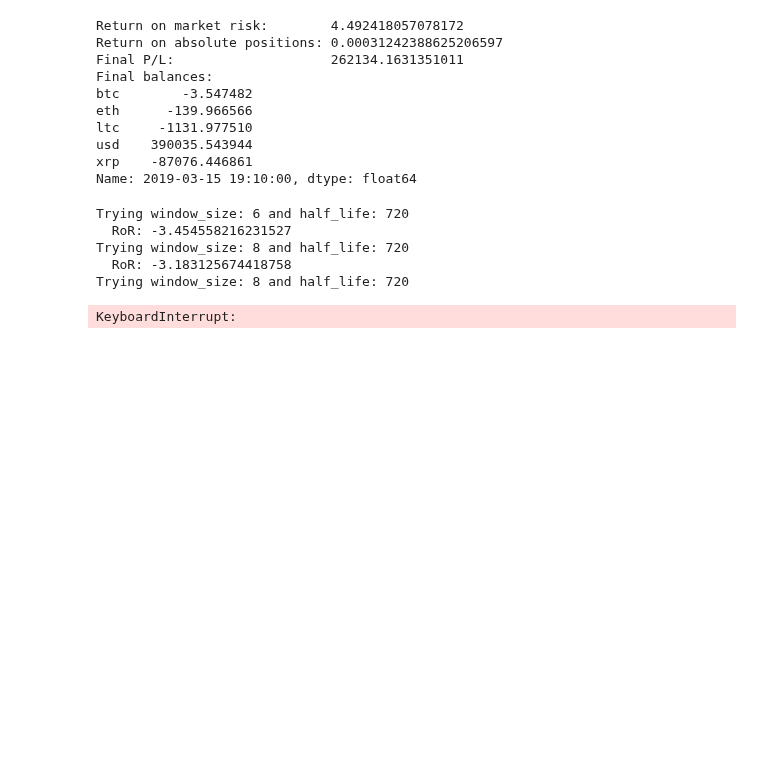
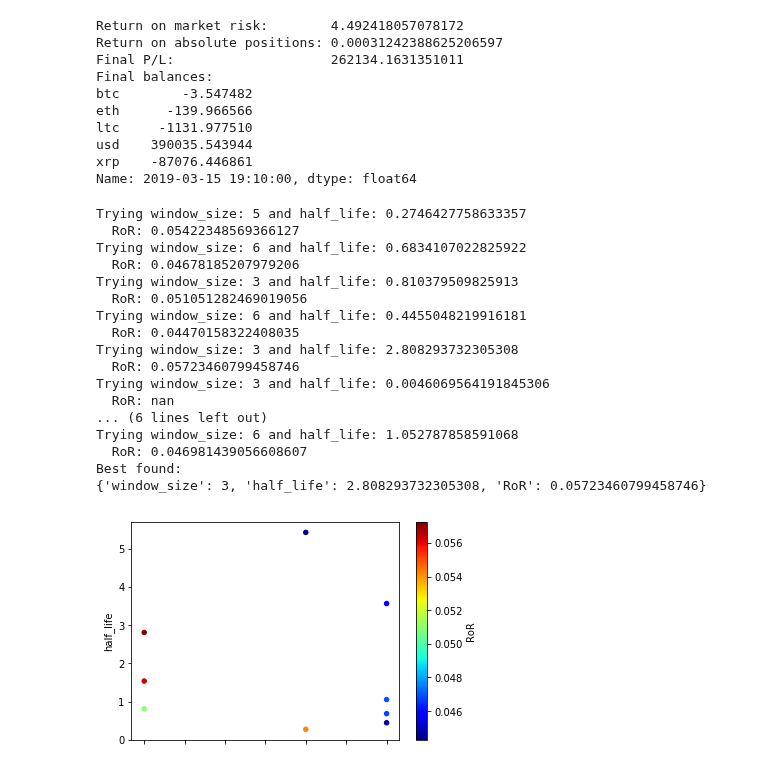
Before and after one commit to cambrian/quant, a Jupyter notebook: research/analysis.ipynb, the cells around one changed output. Drawn from its saved outputs; the diff is of its cells as text; code cells hidden in the pictures; blank space fills up the shorter version.

```diff
--- a/research/analysis.ipynb
+++ b/research/analysis.ipynb
@@ -321,34 +321,46 @@ Name: 2019-03-15 19:10:00, dtype: float64
 # %%
 import random
 
 def find_best_window_sizes(data, n):
     points = []
     best = None
     best_ror = 0
     for _ in range(n):
-        movement_half_life = 720 # half day
+        movement_half_life = random.expovariate(1)
 #         window_ratio = random.uniform(1, 10)
 #         window_size = max(3, int(movement_half_life * window_ratio))
 #         movement_half_life = 2
-        window_size = int(random.uniform(3, 10))
+        window_size = int(random.uniform(3, 7))
         print('Trying window_size: {0} and half_life: {1}'.format(window_size, movement_half_life))
         results = evaluate(StatArb(window_size, movement_half_life, size=1000, min_edge=0.25), data)
         ror = return_on_risk(results)
         print('  RoR: {0}'.format(ror))
         point = { 'window_size': window_size, 'half_life': movement_half_life, 'RoR': ror }
         points.append(point)
         if ror > best_ror:
             best = point
             best_ror = ror
     print('Best found:')
     print(best)
     pd.DataFrame(points).plot.scatter('window_size', 'half_life', c='RoR', colormap='jet')
 
-find_best_window_sizes(data_min, 10)
+find_best_window_sizes(data_15min, 10)
 # %% [output]
-Trying window_size: 6 and half_life: 720
-  RoR: -3.454558216231527
-Trying window_size: 8 and half_life: 720
-  RoR: -3.183125674418758
-Trying window_size: 8 and half_life: 720
+Trying window_size: 5 and half_life: 0.2746427758633357
+  RoR: 0.05422348569366127
+Trying window_size: 6 and half_life: 0.6834107022825922
+  RoR: 0.04678185207979206
+Trying window_size: 3 and half_life: 0.810379509825913
+  RoR: 0.051051282469019056
+Trying window_size: 6 and half_life: 0.4455048219916181
+  RoR: 0.04470158322408035
+Trying window_size: 3 and half_life: 2.808293732305308
+  RoR: 0.05723460799458746
+Trying window_size: 3 and half_life: 0.0046069564191845306
+  RoR: nan
+... (6 lines left out)
+Trying window_size: 6 and half_life: 1.052787858591068
+  RoR: 0.046981439056608607
+Best found:
+{'window_size': 3, 'half_life': 2.808293732305308, 'RoR': 0.05723460799458746}
-KeyboardInterrupt:
+[figure, added]
```
Also changed, not shown: parts of 3 cells of this notebook.
